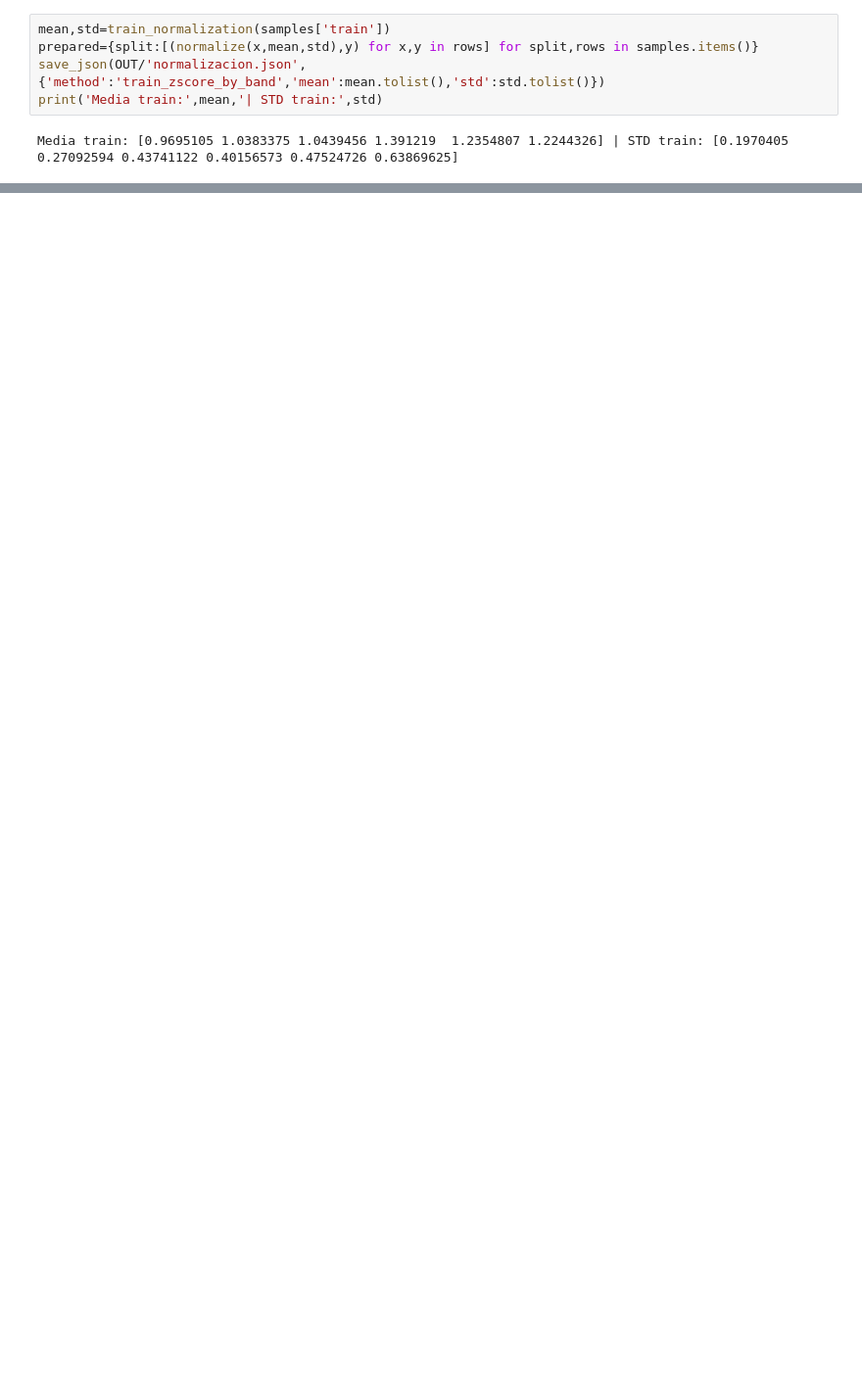
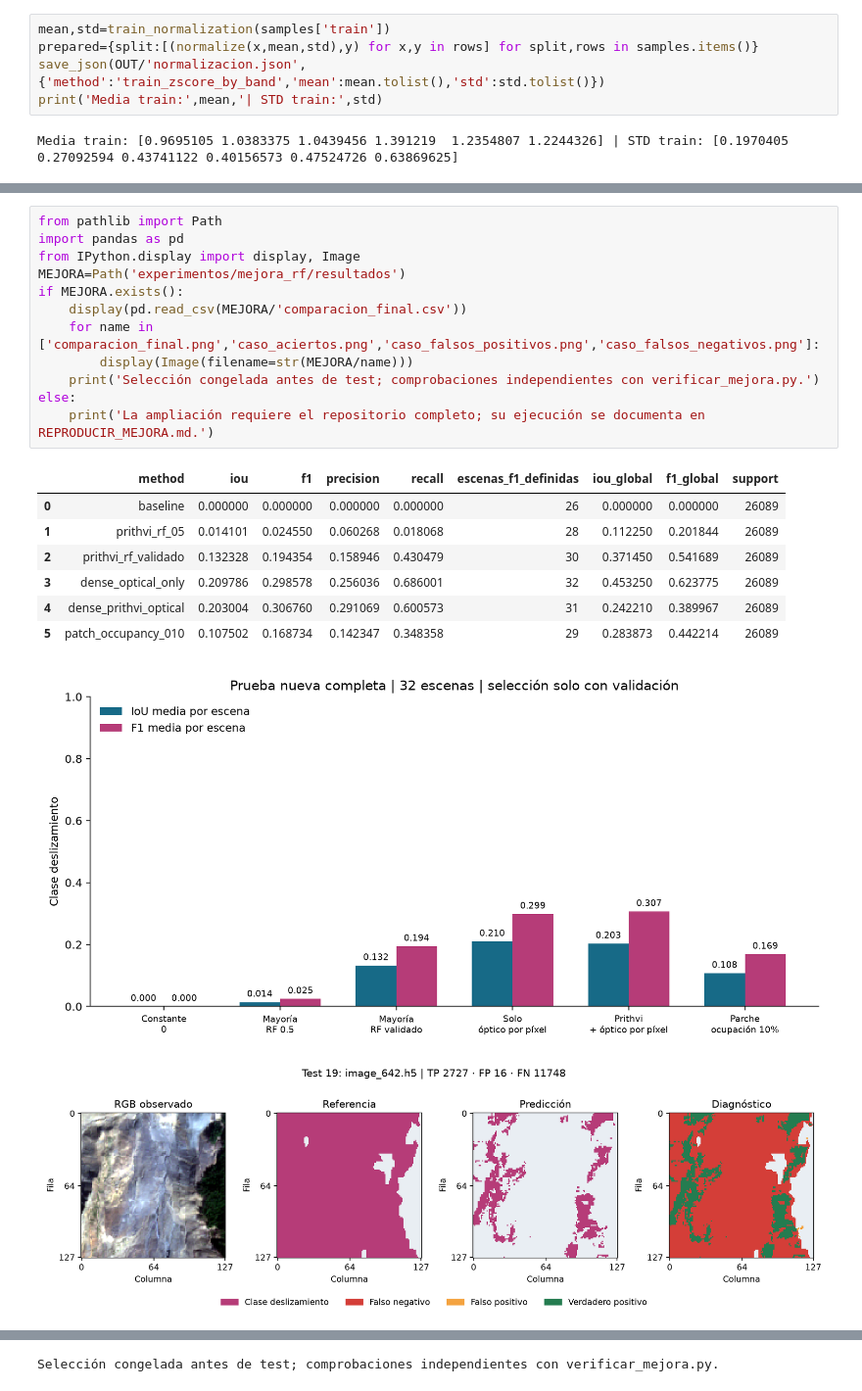
Before and after one commit to Charlsz/prithvi-deslizamiento, a Jupyter notebook: Grupo_2_Trabajo_Deslizamientos.ipynb, the cells around one changed output, grey strips where cells are left out. Shown at 98% size. Cells and saved outputs as stored; diff of their text form; blank space fills up the shorter version.

```diff
--- a/Grupo_2_Trabajo_Deslizamientos.ipynb
+++ b/Grupo_2_Trabajo_Deslizamientos.ipynb
@@ -506,0 +620,22 @@ except ImportError:
+# %%
+from pathlib import Path
+import pandas as pd
+from IPython.display import display, Image
+MEJORA=Path('experimentos/mejora_rf/resultados')
+if MEJORA.exists():
+    display(pd.read_csv(MEJORA/'comparacion_final.csv'))
+    for name in ['comparacion_final.png','caso_aciertos.png','caso_falsos_positivos.png','caso_falsos_negativos.png']:
+        display(Image(filename=str(MEJORA/name)))
+    print('Selección congelada antes de test; comprobaciones independientes con verificar_mejora.py.')
+else:
+    print('La ampliación requiere el repositorio completo; su ejecución se documenta en REPRODUCIR_MEJORA.md.')
+# %% [output]
+|  | method | iou | f1 | precision | recall | escenas_f1_definidas | iou_global | f1_global | support |
+| 0 | baseline | 0.000000 | 0.000000 | 0.000000 | 0.000000 | 26 | 0.000000 | 0.000000 | 26089 |
+| 1 | prithvi_rf_05 | 0.014101 | 0.024550 | 0.060268 | 0.018068 | 28 | 0.112250 | 0.201844 | 26089 |
+| 2 | prithvi_rf_validado | 0.132328 | 0.194354 | 0.158946 | 0.430479 | 30 | 0.371450 | 0.541689 | 26089 |
+| 3 | dense_optical_only | 0.209786 | 0.298578 | 0.256036 | 0.686001 | 32 | 0.453250 | 0.623775 | 26089 |
+| 4 | dense_prithvi_optical | 0.203004 | 0.306760 | 0.291069 | 0.600573 | 31 | 0.242210 | 0.389967 | 26089 |
+| 5 | patch_occupancy_010 | 0.107502 | 0.168734 | 0.142347 | 0.348358 | 29 | 0.283873 | 0.442214 | 26089 |
+[figure, added]
+[figure, added]
@@ -506,0 +644 @@ except ImportError:
+Selección congelada antes de test; comprobaciones independientes con verificar_mejora.py.
```
Also changed, not shown: parts of 60 cells of this notebook, 7 other files.
